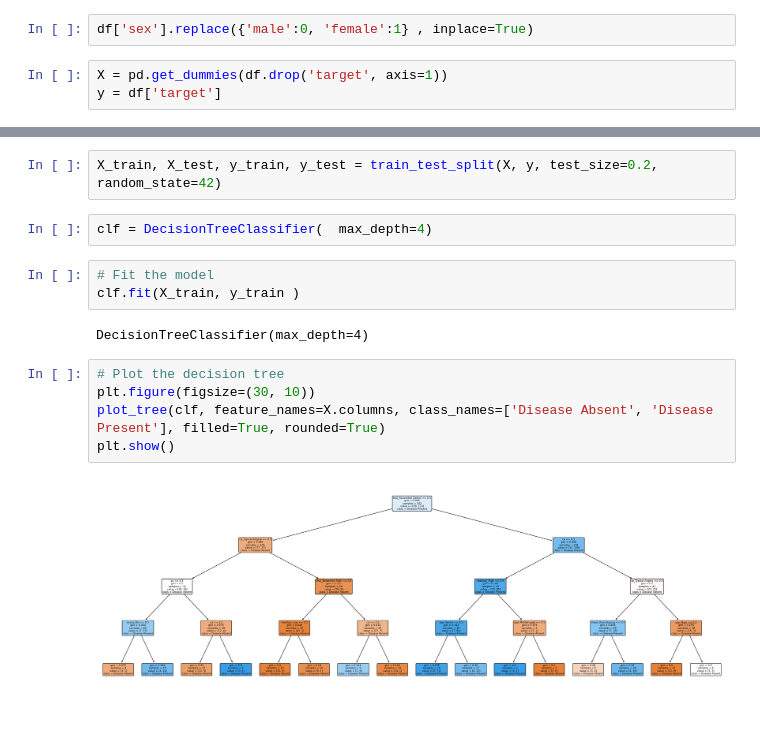
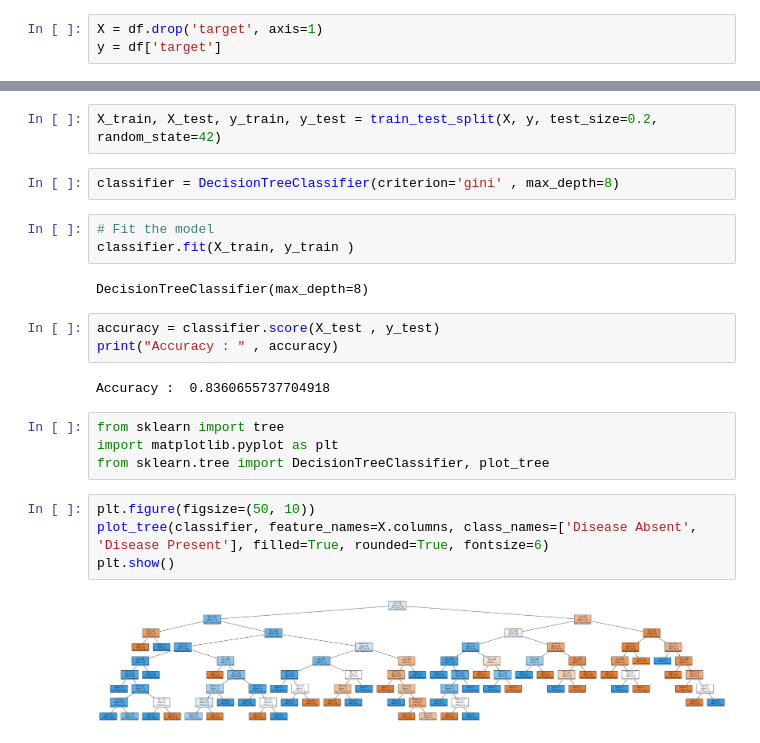
Before and after one commit to aayRJ23/Heart-Disease-Prediction, a Jupyter notebook: HeartDiseasePredictionwb.ipynb, the cells around one changed output, grey strips where cells are left out. Drawn from its saved outputs; the diff is of its cells as text.

```diff
--- a/HeartDiseasePredictionwb.ipynb
+++ b/HeartDiseasePredictionwb.ipynb
@@ -570,6 +601,4 @@ df
 303 rows × 14 columns
-# %%
-df['sex'].replace({'male':0, 'female':1} , inplace=True)
 # %%
-X = pd.get_dummies(df.drop('target', axis=1))
+X = df.drop('target', axis=1)
 y = df['target']
@@ -576,16 +636,24 @@ y = df['target']
 # %%
 X_train, X_test, y_train, y_test = train_test_split(X, y, test_size=0.2, random_state=42)
-# %%
-clf = DecisionTreeClassifier(  max_depth=4)
+# %%
+classifier = DecisionTreeClassifier(criterion='gini' , max_depth=8)
 # %%
 # Fit the model
-clf.fit(X_train, y_train )
+classifier.fit(X_train, y_train )
 # %% [output]
-DecisionTreeClassifier(max_depth=4)
+DecisionTreeClassifier(max_depth=8)
+# %%
+accuracy = classifier.score(X_test , y_test)
+print("Accuracy : " , accuracy)
+# %% [output]
+Accuracy :  0.8360655737704918
+# %%
+from sklearn import tree
+import matplotlib.pyplot as plt
+from sklearn.tree import DecisionTreeClassifier, plot_tree
 # %%
-# Plot the decision tree
-plt.figure(figsize=(30, 10))
-plot_tree(clf, feature_names=X.columns, class_names=['Disease Absent', 'Disease Present'], filled=True, rounded=True)
+plt.figure(figsize=(50, 10))
+plot_tree(classifier, feature_names=X.columns, class_names=['Disease Absent', 'Disease Present'], filled=True, rounded=True, fontsize=6)
 plt.show()
 # %% [output]
-[figure, old version]
+[figure, new version]
```
Also changed, not shown: parts of 6 cells of this notebook.
